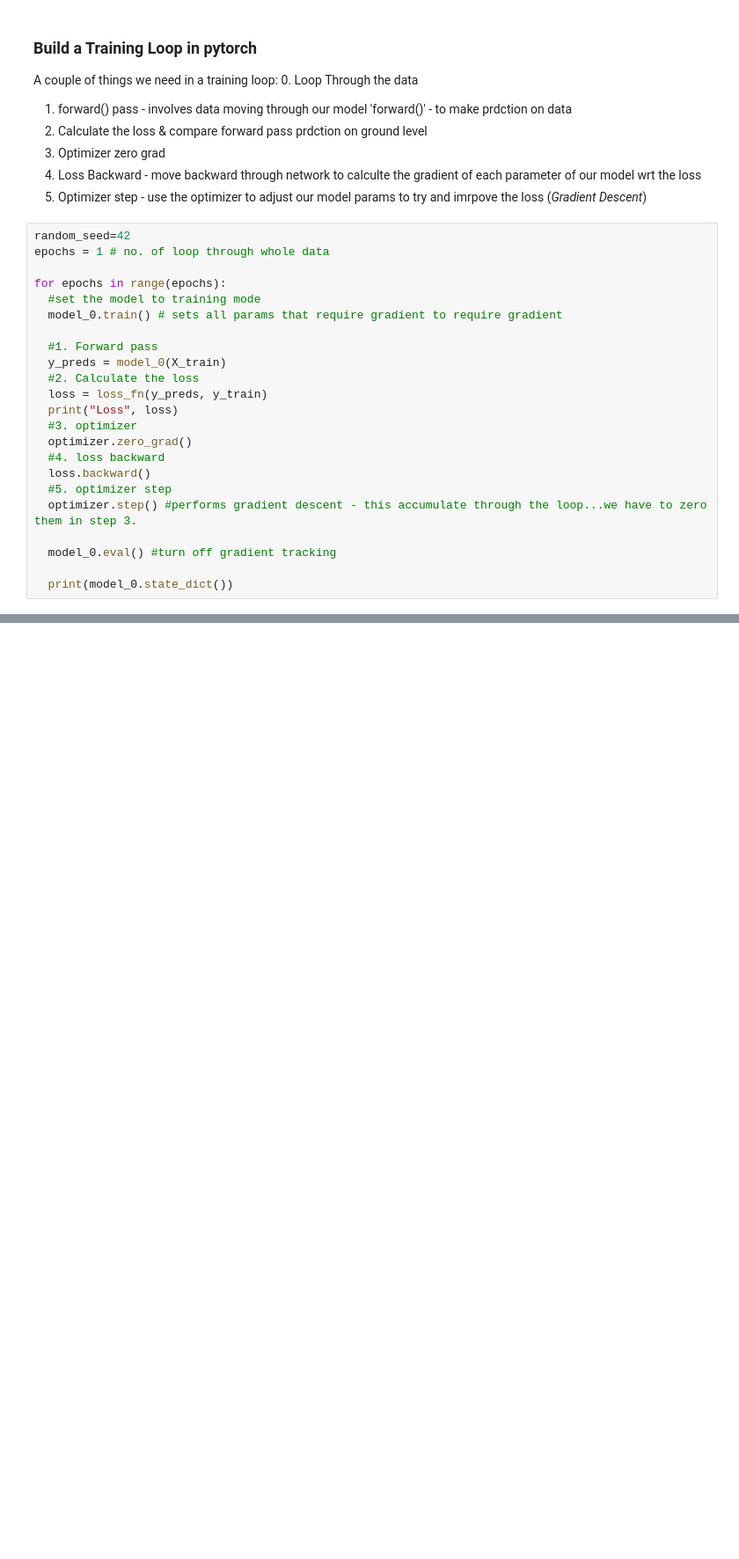
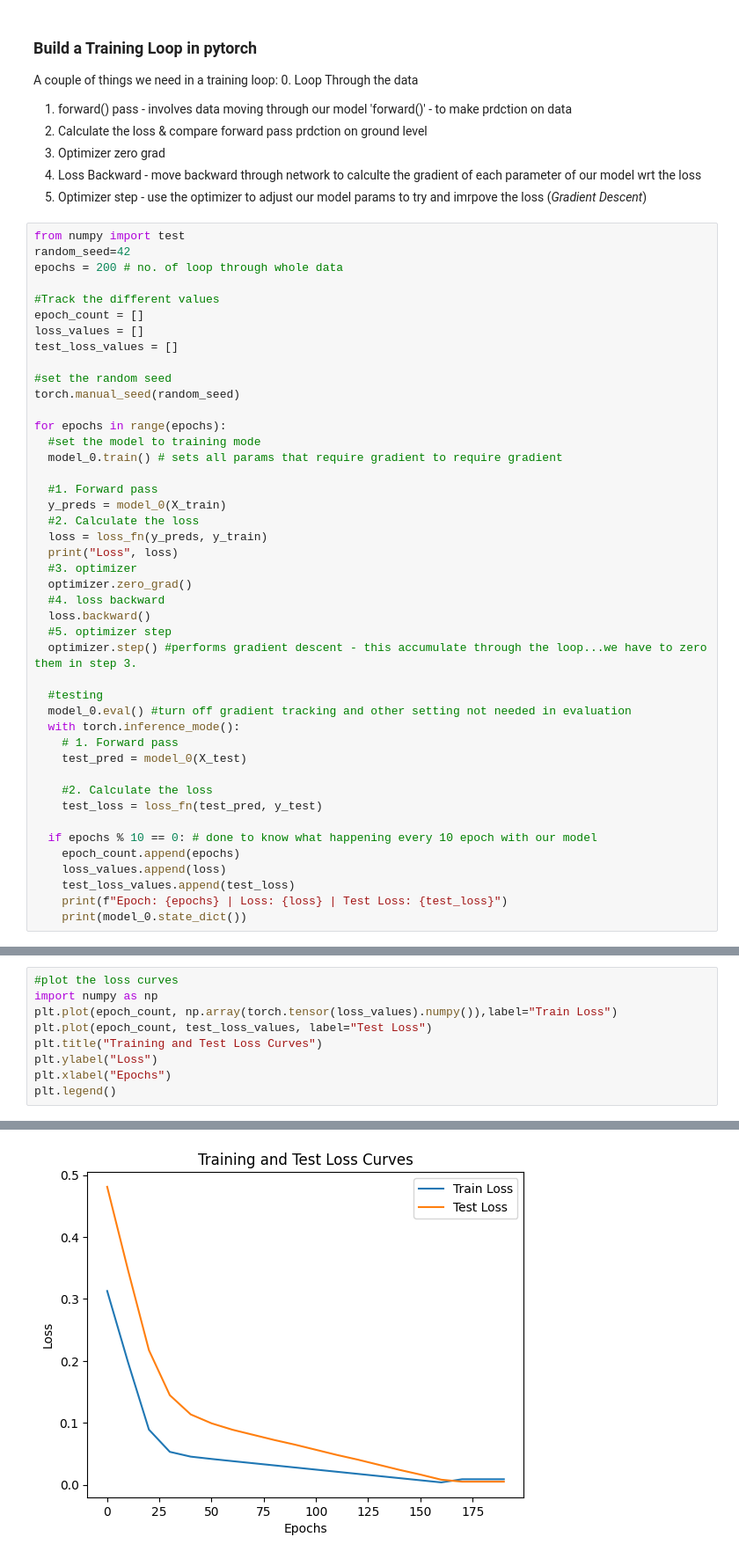
Before and after one commit to Ayushsan1/Pytorch-Implementation-and-Foundation, a Jupyter notebook: PyTorch__Workflow.ipynb, the cells around one changed output, grey strips where cells are left out. Shown at 88% size. Cells and saved outputs as stored; diff of their text form; blank space fills up the shorter version.

Commit message:
PyTorch Implementation and demonstration of workflow in PyTorch

```diff
--- a/PyTorch__Workflow.ipynb
+++ b/PyTorch__Workflow.ipynb
@@ -250,8 +252,17 @@ A couple of things we need in a training loop:
 4. Loss Backward - move backward through network to calculte the gradient of each parameter of our model wrt the loss
 5. Optimizer step - use the optimizer to adjust our model params to try and imrpove the loss (*Gradient Descent*)
 # %%
+from numpy import test
 random_seed=42
-epochs = 1 # no. of loop through whole data
+epochs = 200 # no. of loop through whole data
+
+#Track the different values
+epoch_count = []
+loss_values = []
+test_loss_values = []
+
+#set the random seed
+torch.manual_seed(random_seed)
 
 for epochs in range(epochs):
   #set the model to training mode
@@ -269,7 +280,19 @@ for epochs in range(epochs):
   #5. optimizer step
   optimizer.step() #performs gradient descent - this accumulate through the loop...we have to zero them in step 3.
 
-  model_0.eval() #turn off gradient tracking
+  #testing
+  model_0.eval() #turn off gradient tracking and other setting not needed in evaluation
+  with torch.inference_mode():
+    # 1. Forward pass
+    test_pred = model_0(X_test)
 
-  print(model_0.state_dict())
+    #2. Calculate the loss
+    test_loss = loss_fn(test_pred, y_test)
+
+  if epochs % 10 == 0: # done to know what happening every 10 epoch with our model
+    epoch_count.append(epochs)
+    loss_values.append(loss)
+    test_loss_values.append(test_loss)
+    print(f"Epoch: {epochs} | Loss: {loss} | Test Loss: {test_loss}")
+    print(model_0.state_dict())
 # %% [output]
@@ -277,0 +316,10 @@ OrderedDict({'weight': tensor([0.3991]), 'bias': tensor([0.2888])})
+# %%
+#plot the loss curves
+import numpy as np
+plt.plot(epoch_count, np.array(torch.tensor(loss_values).numpy()),label="Train Loss")
+plt.plot(epoch_count, test_loss_values, label="Test Loss")
+plt.title("Training and Test Loss Curves")
+plt.ylabel("Loss")
+plt.xlabel("Epochs")
+plt.legend()
+# %% [output]
@@ -277,0 +327 @@ OrderedDict({'weight': tensor([0.3991]), 'bias': tensor([0.2888])})
+[figure, added]
```
Also changed, not shown: parts of 9 cells of this notebook.
